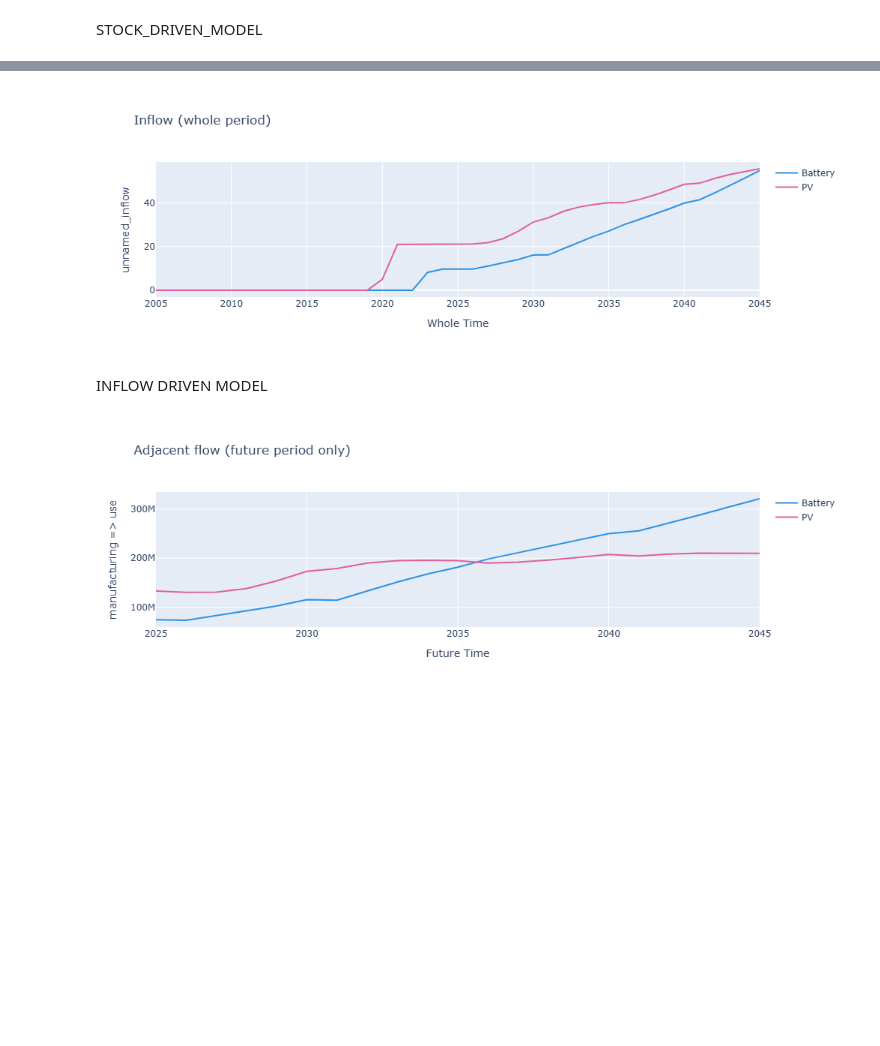
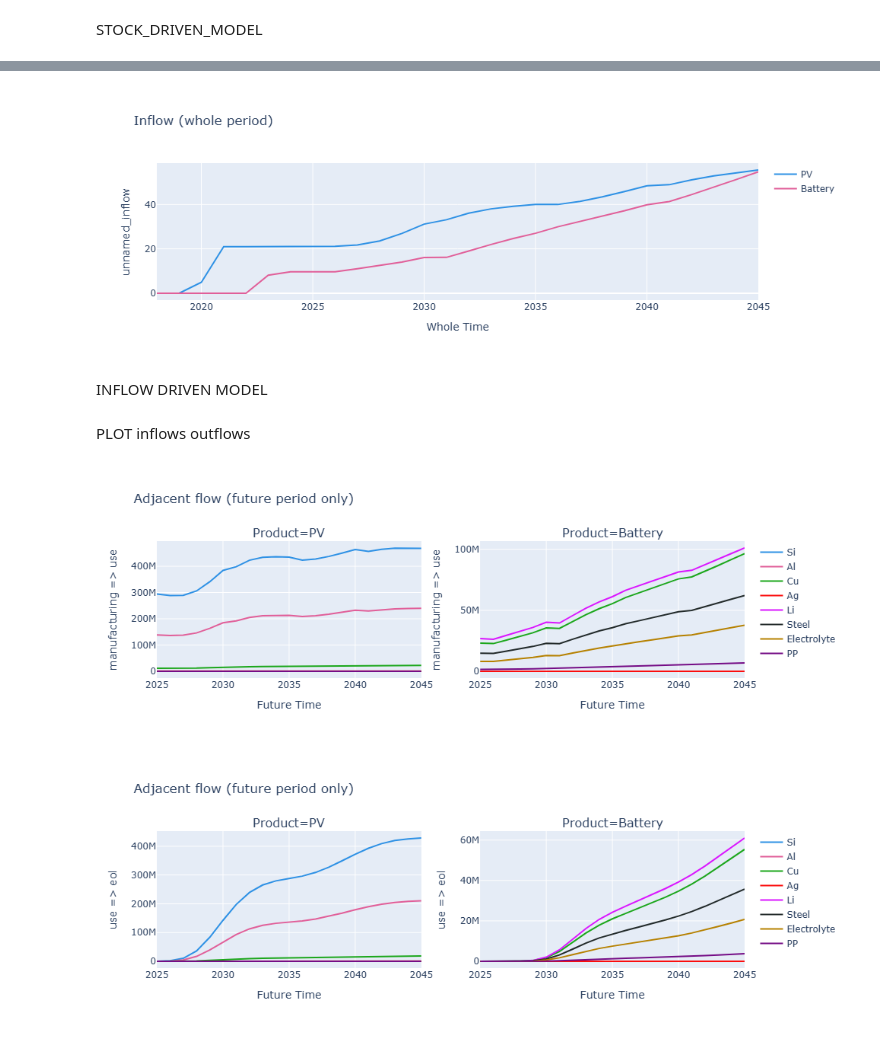
Before and after one commit to Tanima-Sharma/PVProject, a Jupyter notebook: CombineMFA.ipynb, the cells around one changed output, grey strips where cells are left out. Drawn from its saved outputs; the diff is of its cells as text; code cells hidden in the pictures; blank space fills up the shorter version.

```diff
--- a/CombineMFA.ipynb
+++ b/CombineMFA.ipynb
@@ -23,10 +25,10 @@ DEFINITIONS
 # %%
 #DIMENSION DEFINITION
 Future_time = fd.Dimension(letter="f", name="Future Time", dtype=int, items=list(range(2025, 2046)))
-Whole_time = fd.Dimension(letter="w", name="Whole Time", dtype=int, items=list(range(2005, 2046)))
-Historic_time = fd.Dimension(letter="h", name="Historic Time", dtype=int, items=list(range(2005, 2025)))
-product = fd.Dimension(letter = "p", name = "Product", dtype=str,  items=["Battery", "PV"])
-element = fd.Dimension(letter = "e", name = "Material", dtype=str,  items=["Si", "Al", "Cu", "Ag", "Li", "Steel", "LiPF6", "PP"])
+Whole_time = fd.Dimension(letter="w", name="Whole Time", dtype=int, items=list(range(2018, 2046)))
+Historic_time = fd.Dimension(letter="h", name="Historic Time", dtype=int, items=list(range(2018, 2025)))
+product = fd.Dimension(letter = "p", name = "Product", dtype=str,  items=["PV", "Battery"])
+element = fd.Dimension(letter = "e", name = "Material", dtype=str,  items=["Si", "Al", "Cu", "Ag", "Li", "Steel", "Electrolyte", "PP"])
 dims = fd.DimensionSet(dim_list=[Future_time, Whole_time, Historic_time, product, element])
 # %%
 #PARMETER DEFINITION
@@ -165,39 +238,57 @@ ptr = fde.PlotlyArrayPlotter(
 )
 fig = ptr.plot(do_show=True)
 # %% [output]
-[figure, old version]
+[figure, new version]
 # %% [markdown]
 INFLOW DRIVEN MODEL
 # %%
+#MODEL
 t=fd.FlodymArray(dims=dims["w",], values=np.array(dims["w"].items)) - dims["f"].items[0]
 t=t.maximum(0.)
 
 eta=(1 -  (parameters["material_annual_decline"].cast_to(dims["w","e","p"])/100))**t.cast_to(dims["w","e","p"])
 
 dsm_idriv = fd.InflowDrivenDSM(
-    dims=dims["w","p"],
-    lifetime_model=dsm_sdriv.lifetime_model,
+    dims=dims["w","p","e"],
+    lifetime_model=lifetime_inflow,
     time_letter="w",
 )
-material_specific_inflow = dsm_idriv.inflow[...] = dsm_sdriv.inflow * parameters["initial_composition"] * eta * 1e06 # eta has dimension w
+dsm_idriv.inflow[...] = dsm_sdriv.inflow * parameters["initial_composition"] * eta * 1e06 # eta has dimension w
+dsm_idriv.compute()
 
-
-# The dictionary in the MFA system will look somewhat like this
+#FLOWS
 flows = {
-    "use => eol": fd.FlodymArray(dims=dims["f","p"], name="use => eol"),
-    "manufacturing => use": fd.FlodymArray(dims=dims["f","p"], name="manufacturing => use"),
+    "use => eol": fd.FlodymArray(dims=dims["f","p","e"], name="use => eol"),
+    "manufacturing => use": fd.FlodymArray(dims=dims["f","p","e"], name="manufacturing => use"),
 }
-# Copy only the future part of the inflows and outflows to the surrounding flows
-flows["use => eol"][...] = dsm_idriv.outflow[{"w": dims["f"]}]
-flows["manufacturing => use"][...] = dsm_idriv.inflow[{"w": dims["f"]}]
+material_specific_outflow = flows["use => eol"][...] = dsm_idriv.outflow[{"w": dims["f"]}]
+material_specific_inflow =flows["manufacturing => use"][...] = dsm_idriv.inflow[{"w": dims["f"]}]
+material_specific_stock = dsm_idriv.stock[{"w": dims["f"]}]
+material_specific_stock_whole = dsm_idriv.stock
+material_specific_stock_historic= dsm_idriv.stock[{"w": dims["h"]}]
+# %% [markdown]
+PLOT inflows outflows
 # %%
 # Relevant part of inflow
 ptr = fde.PlotlyArrayPlotter(
     array=flows["manufacturing => use"],
     intra_line_dim="Future Time",
-    linecolor_dim="Product",
+    linecolor_dim="Material",
+    subplot_dim="Product",
+
     title="Adjacent flow (future period only)"
 )
+ptb = fde.PlotlyArrayPlotter(
+    array=flows["use => eol"],
+    intra_line_dim="Future Time",
+    linecolor_dim="Material",
+    subplot_dim="Product",
+
+    title="Adjacent flow (future period only)"
+)
+
 fig = ptr.plot(do_show=True)
+fig = ptb.plot(do_show=True)
 # %% [output]
-[figure, old version]
+[figure, new version]
+[figure, added]
```
Also changed, not shown: parts of 14 cells of this notebook, 2 other files.
